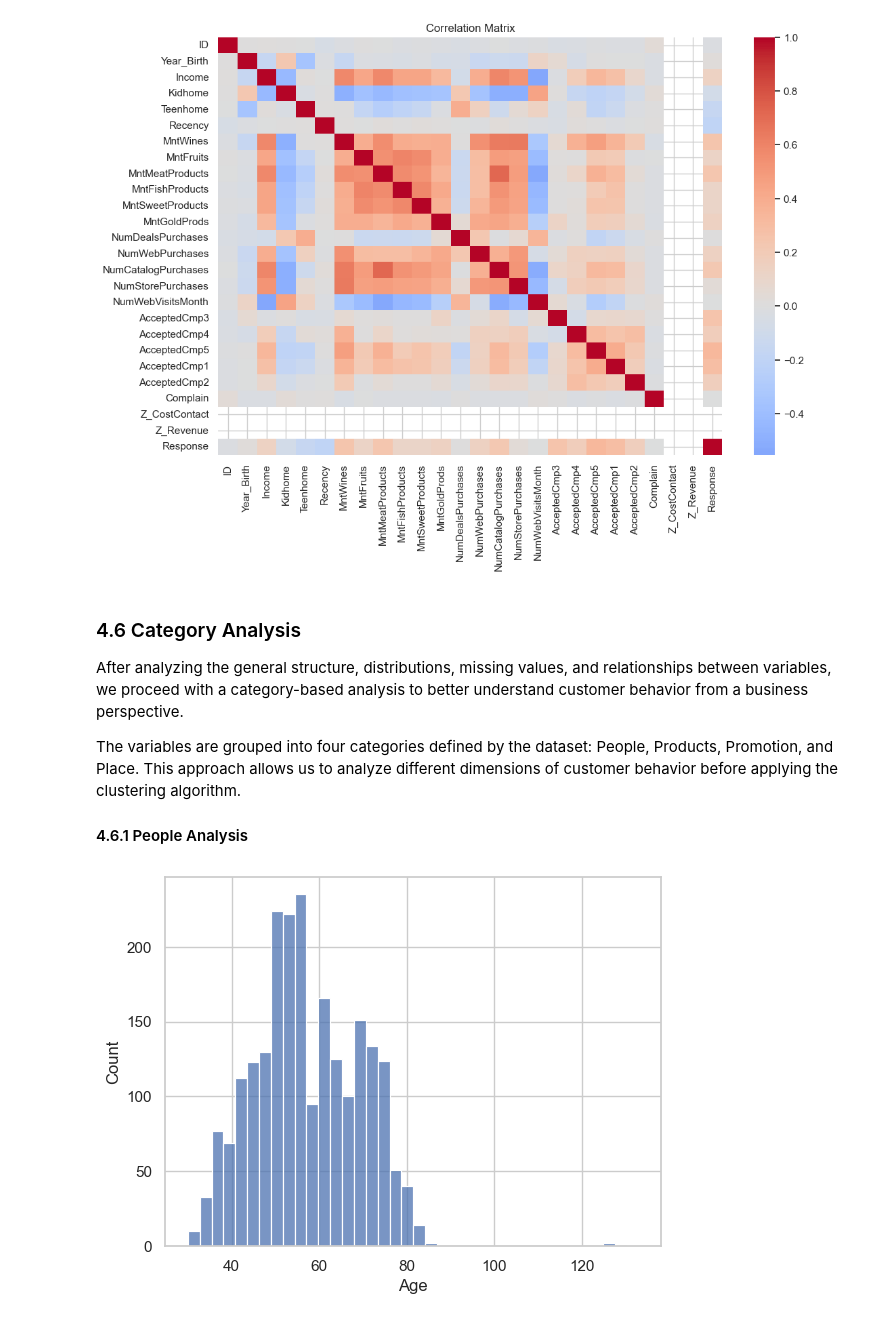
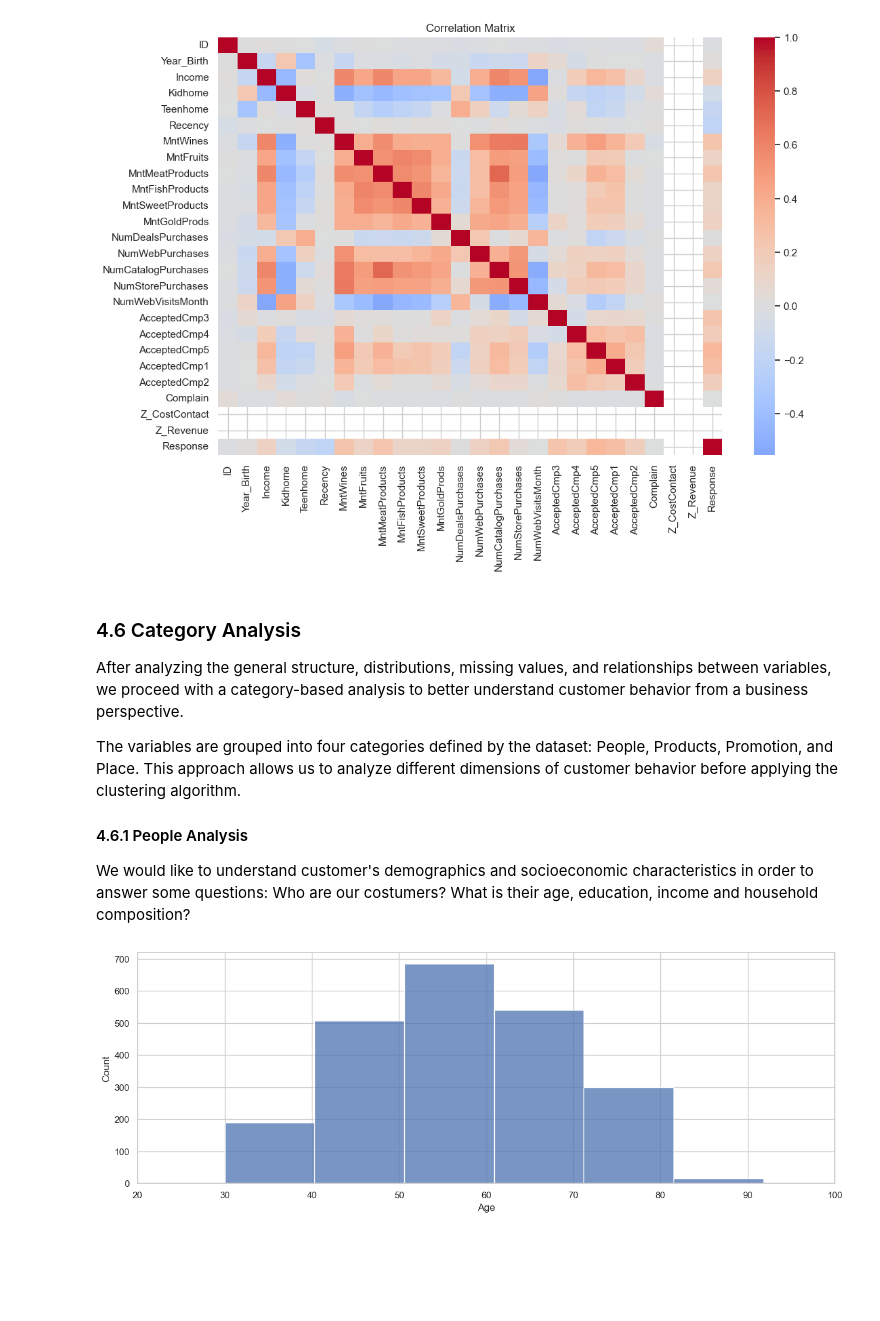
Before and after one commit to fridacarbajalordonez/customer-segmentation-kmeans, a Jupyter notebook: notebooks/customer_segmentation.ipynb, the cells around one changed output. Saved outputs shown, nothing was run; the diff lists cells and outputs as text; code cells hidden in the pictures; blank space fills up the shorter version.

Commit message:
Data lading

```diff
--- a/notebooks/customer_segmentation.ipynb
+++ b/notebooks/customer_segmentation.ipynb
@@ -245,12 +245,15 @@ After analyzing the general structure, distributions, missing values, and relati
 
 The variables are grouped into four categories defined by the dataset: People, Products, Promotion, and Place. This approach allows us to analyze different dimensions of customer behavior before applying the clustering algorithm.
 #### 4.6.1 People Analysis
+We would like to understand customer's demographics and socioeconomic characteristics in order to answer some questions: Who are our costumers? What is their age, education, income and household composition?
 # %%
 df["Age"] = 2026 - df["Year_Birth"]
 # Plot a basic histogram
-sns.histplot(data=df, x= "Age")
+plt.figure(figsize=(15, 5))
+age= sns.histplot(data=df, x= "Age", bins=10)
+age.set_xlim(20, 100)
 plt.show()
 # %% [output]
-[figure, old version]
+[figure, new version]
 # %%
 # Plot a basic histogram
```
Also changed, not shown: parts of 13 cells of this notebook.
